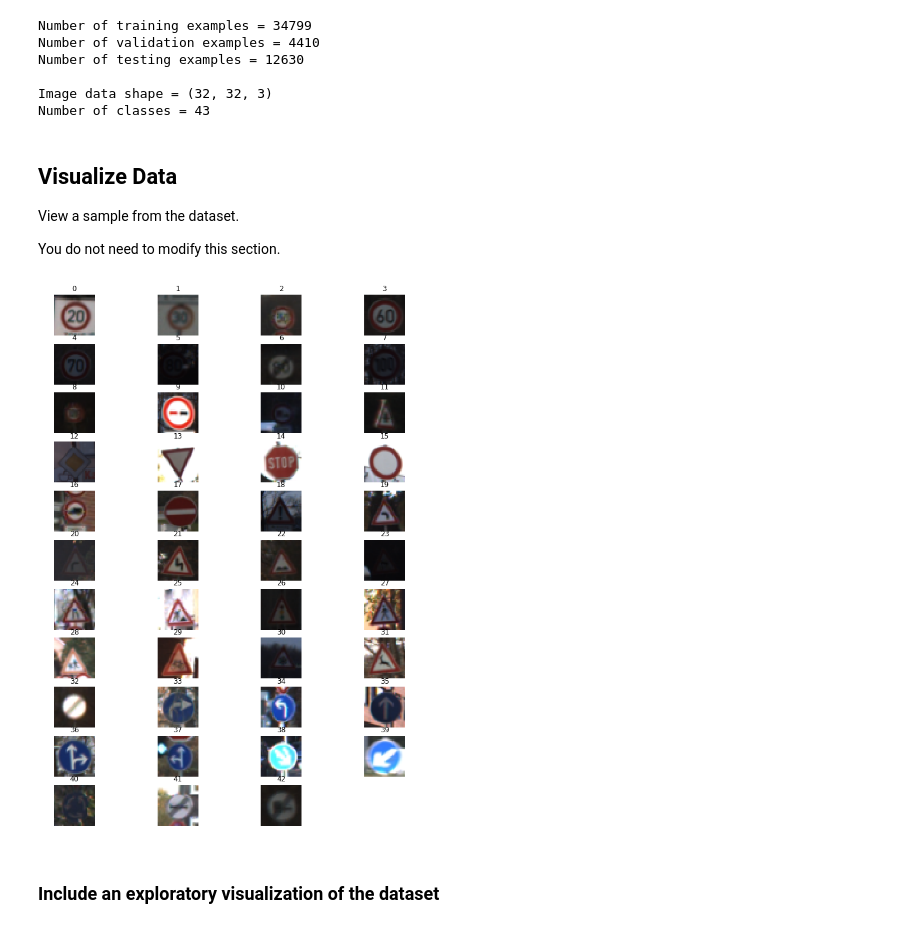
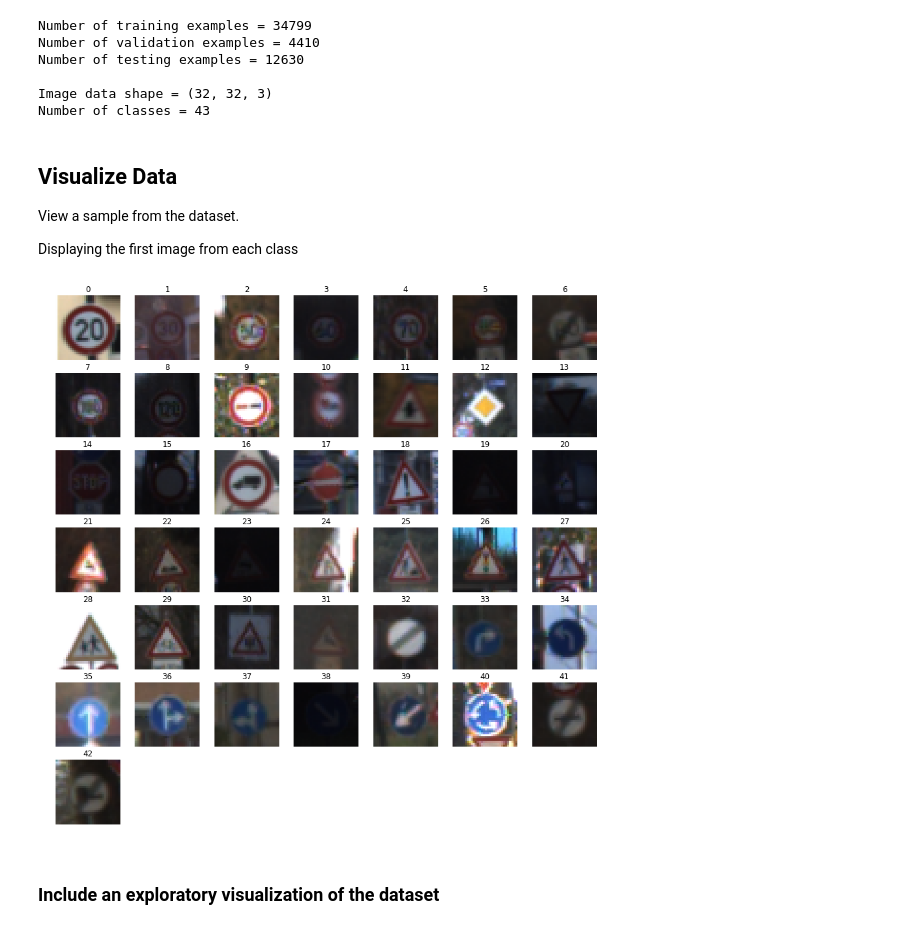
Before and after one commit to shmulik-willinger/traffic_sign_classifier, a Jupyter notebook: Traffic_Sign_Classifier.ipynb, the cells around one changed output. Cells and saved outputs as stored; diff of their text form; code cells hidden in the pictures.

```diff
--- a/Traffic_Sign_Classifier.ipynb
+++ b/Traffic_Sign_Classifier.ipynb
@@ -102,25 +104,29 @@ Number of classes = 43
 
 View a sample from the dataset.
 
-You do not need to modify this section.
+Displaying the first image from each class
 # %%
 import random
-import numpy as np
 import matplotlib.pyplot as plt
 %matplotlib inline
 
-num_of_samples=[]
-plt.figure(figsize=(12, 16.5))
+train_samples_per_class=[]
+test_samples_per_class=[]
+plt.figure(figsize=(15, 15))
+
 for i in range(0, n_classes):
-    plt.subplot(11, 4, i+1)
-    x_selected = X_train[y_train == i]
-    plt.imshow(x_selected[0, :, :, :]) #draw the first image of each class
-    plt.title(i)
+    plt.subplot(7, 7, i+1)
+    i_train = X_train[y_train == i]
+    plt.imshow(i_train[0, :, :, :])
+    plt.title(i) # + y_train[i]
     plt.axis('off')
-    num_of_samples.append(len(x_selected))
+    train_samples_per_class.append(len(i_train))
+
+    i_test = X_test[y_test == i]
+    test_samples_per_class.append(len(i_test))
 plt.show()
 # %% [output]
-[figure, old version]
+[figure, new version]
 # %% [markdown]
 ### Include an exploratory visualization of the dataset
 # %% [markdown]
```
Also changed, not shown: parts of 16 cells of this notebook, 2 other files.
